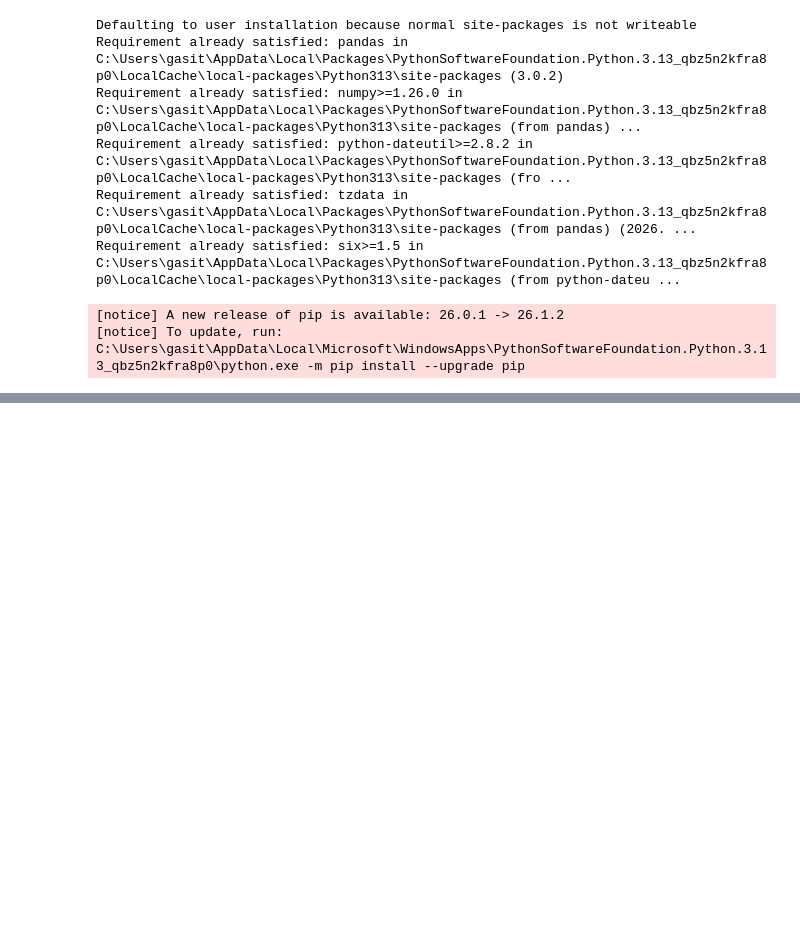
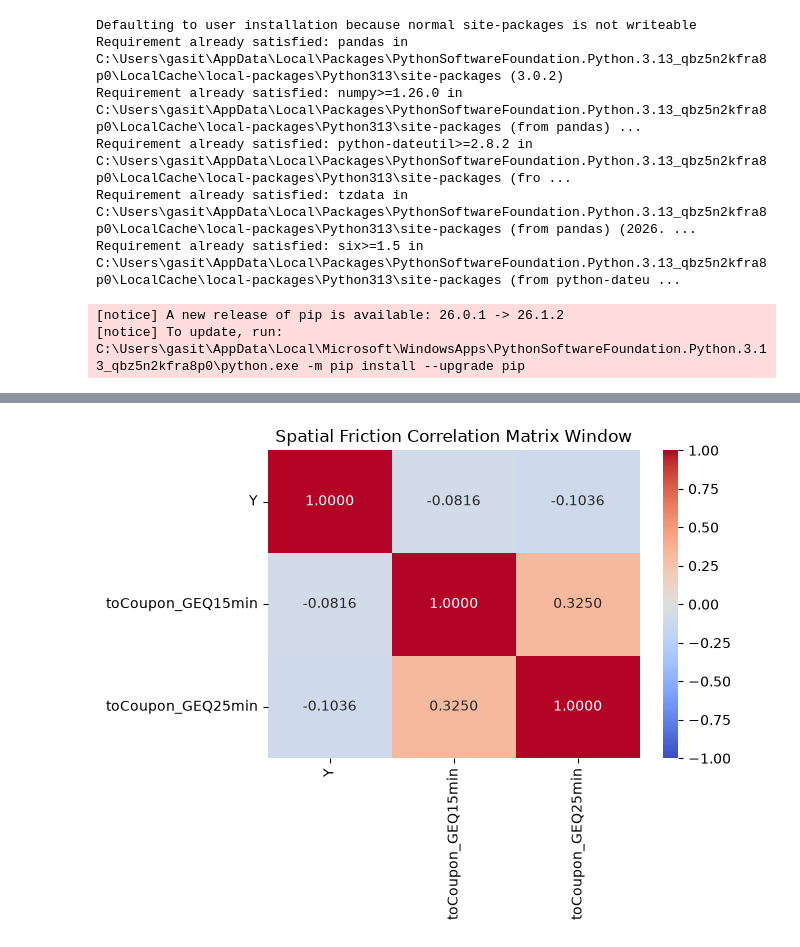
Before and after one commit to Gaxit03/CIS-3032---Project-Repo-, a Jupyter notebook: Notebooks/results1.ipynb, the cells around one changed output, grey strips where cells are left out. Cells and saved outputs as stored; diff of their text form; code cells hidden in the pictures; blank space fills up the shorter version.

```diff
--- a/Notebooks/results1.ipynb
+++ b/Notebooks/results1.ipynb
@@ -13,0 +414,14 @@ df.
+# %%
+import pandas as pd
+import matplotlib.pyplot as plt
+import seaborn as sns
+
+df = pd.read_csv('E:\\Marketing\\Project GIT\\Data\\in-vehicle-coupon-recommendation.csv')
+corr_data = df[['Y', 'toCoupon_GEQ15min', 'toCoupon_GEQ25min']].corr()
+
+plt.figure(figsize=(6, 4))
+sns.heatmap(corr_data, annot=True, cmap='coolwarm', vmin=-1, vmax=1, fmt=".4f", cbar=True)
+plt.title('Spatial Friction Correlation Matrix Window')
+plt.show()
+# %% [output]
+[figure, added]
```
Also changed, not shown: parts of 21 cells of this notebook.
